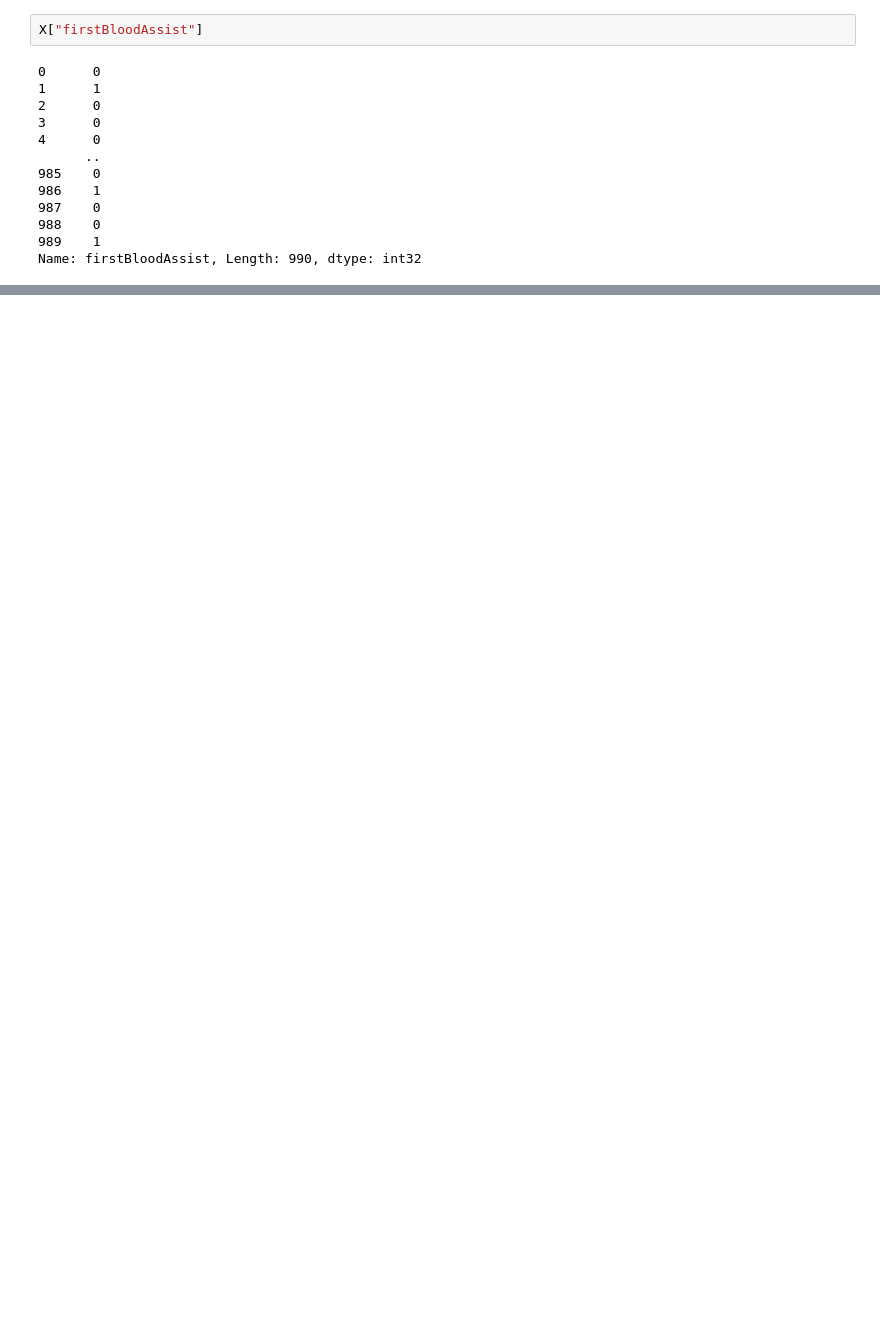
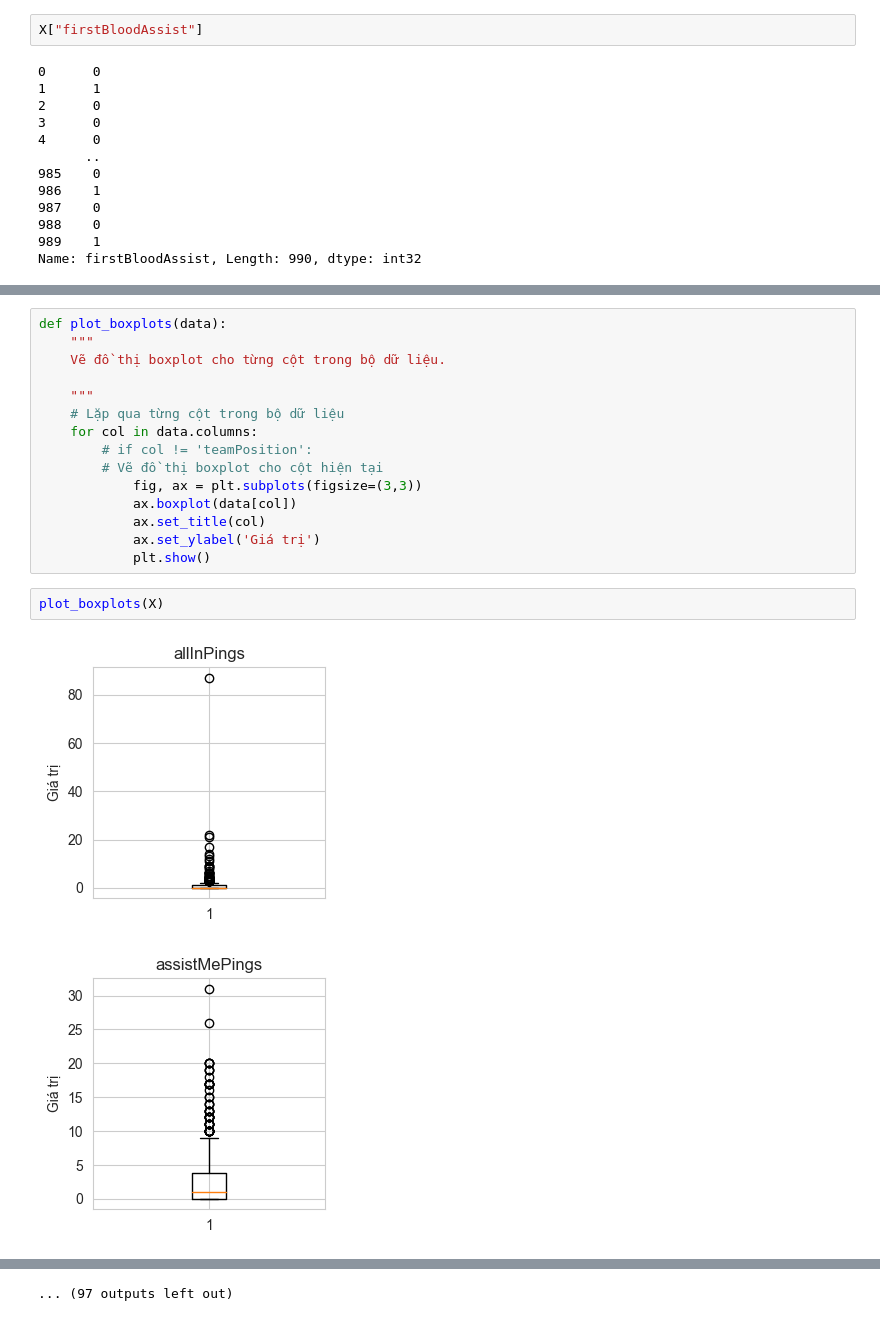
Before and after one commit to anhtq0111/data_governance, a Jupyter notebook: preprocess.ipynb, the cells around one changed output, grey strips where cells are left out. Cells and saved outputs as stored; diff of their text form; blank space fills up the shorter version.

```diff
--- a/preprocess.ipynb
+++ b/preprocess.ipynb
@@ -186,0 +230,20 @@ X['teamPosition'] = label_encoder.fit_transform(X['teamPosition'])
+# %%
+def plot_boxplots(data):
+    """
+    Vẽ đồ thị boxplot cho từng cột trong bộ dữ liệu.
+
+    """
+    # Lặp qua từng cột trong bộ dữ liệu
+    for col in data.columns:
+        # if col != 'teamPosition':
+        # Vẽ đồ thị boxplot cho cột hiện tại
+            fig, ax = plt.subplots(figsize=(3,3))
+            ax.boxplot(data[col])
+            ax.set_title(col)
+            ax.set_ylabel('Giá trị')
+            plt.show()
+# %%
+plot_boxplots(X)
+# %% [output]
+[figure, added]
+[figure, added]
@@ -186,0 +260 @@ X['teamPosition'] = label_encoder.fit_transform(X['teamPosition'])
+... (97 outputs left out)
```
Also changed, not shown: parts of 10 cells of this notebook.
